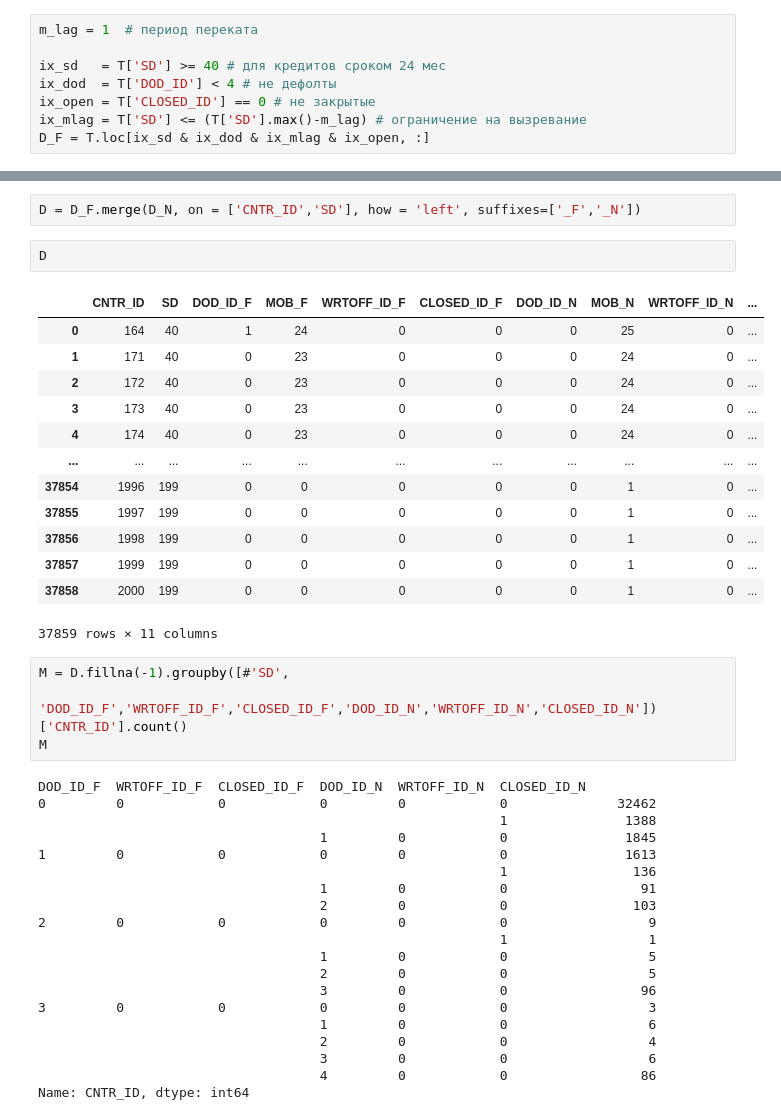
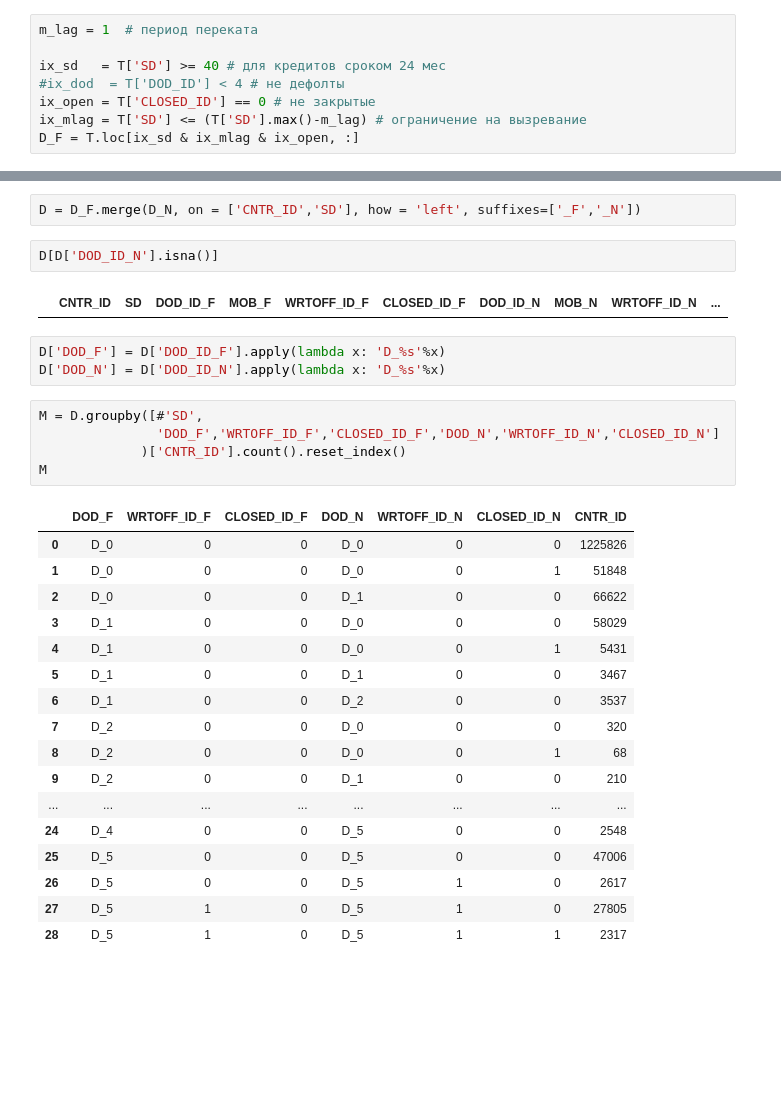
Before and after one commit to il-giza/Bank_SandBox, a Jupyter notebook: matrix_migration/generator_of_portfolio.ipynb, the cells around one changed output, grey strips where cells are left out. Drawn from its saved outputs; the diff is of its cells as text; blank space fills up the shorter version.

```diff
--- a/matrix_migration/generator_of_portfolio.ipynb
+++ b/matrix_migration/generator_of_portfolio.ipynb
@@ -281,10 +251,10 @@ G.groupby('CNT')['SD'].agg(['count','min']).tail(20)
 m_lag = 1  # период переката
 
 ix_sd   = T['SD'] >= 40 # для кредитов сроком 24 мес
-ix_dod  = T['DOD_ID'] < 4 # не дефолты
+#ix_dod  = T['DOD_ID'] < 4 # не дефолты
 ix_open = T['CLOSED_ID'] == 0 # не закрытые
 ix_mlag = T['SD'] <= (T['SD'].max()-m_lag) # ограничение на вызревание
-D_F = T.loc[ix_sd & ix_dod & ix_mlag & ix_open, :]
+D_F = T.loc[ix_sd & ix_mlag & ix_open, :]
 # %%
 D_F
 # %% [output]
@@ -324,42 +294,32 @@ D_N
 # %%
 D = D_F.merge(D_N, on = ['CNTR_ID','SD'], how = 'left', suffixes=['_F','_N'])
 # %%
-D
+D[D['DOD_ID_N'].isna()]
 # %% [output]
 |  | CNTR_ID | SD | DOD_ID_F | MOB_F | WRTOFF_ID_F | CLOSED_ID_F | DOD_ID_N | MOB_N | WRTOFF_ID_N | ... |
-| 0 | 164 | 40 | 1 | 24 | 0 | 0 | 0 | 25 | 0 | ... |
-| 1 | 171 | 40 | 0 | 23 | 0 | 0 | 0 | 24 | 0 | ... |
-| 2 | 172 | 40 | 0 | 23 | 0 | 0 | 0 | 24 | 0 | ... |
-| 3 | 173 | 40 | 0 | 23 | 0 | 0 | 0 | 24 | 0 | ... |
-| 4 | 174 | 40 | 0 | 23 | 0 | 0 | 0 | 24 | 0 | ... |
-| ... | ... | ... | ... | ... | ... | ... | ... | ... | ... | ... |
-| 37854 | 1996 | 199 | 0 | 0 | 0 | 0 | 0 | 1 | 0 | ... |
-| 37855 | 1997 | 199 | 0 | 0 | 0 | 0 | 0 | 1 | 0 | ... |
-| 37856 | 1998 | 199 | 0 | 0 | 0 | 0 | 0 | 1 | 0 | ... |
-| 37857 | 1999 | 199 | 0 | 0 | 0 | 0 | 0 | 1 | 0 | ... |
-| 37858 | 2000 | 199 | 0 | 0 | 0 | 0 | 0 | 1 | 0 | ... |
-37859 rows × 11 columns
+# %%
+D['DOD_F'] = D['DOD_ID_F'].apply(lambda x: 'D_%s'%x)
+D['DOD_N'] = D['DOD_ID_N'].apply(lambda x: 'D_%s'%x)
 # %%
-M = D.fillna(-1).groupby([#'SD',
-           'DOD_ID_F','WRTOFF_ID_F','CLOSED_ID_F','DOD_ID_N','WRTOFF_ID_N','CLOSED_ID_N'])['CNTR_ID'].count()
+M = D.groupby([#'SD',
+               'DOD_F','WRTOFF_ID_F','CLOSED_ID_F','DOD_N','WRTOFF_ID_N','CLOSED_ID_N']
+             )['CNTR_ID'].count().reset_index()
 M
 # %% [output]
-DOD_ID_F  WRTOFF_ID_F  CLOSED_ID_F  DOD_ID_N  WRTOFF_ID_N  CLOSED_ID_N
-0         0            0            0         0            0              32462
-                                                           1               1388
-                                    1         0            0               1845
-1         0            0            0         0            0               1613
-                                                           1                136
-                                    1         0            0                 91
-                                    2         0            0                103
-2         0            0            0         0            0                  9
-                                                           1                  1
-                                    1         0            0                  5
-                                    2         0            0                  5
-                                    3         0            0                 96
-3         0            0            0         0            0                  3
-                                    1         0            0                  6
-                                    2         0            0                  4
-                                    3         0            0                  6
-                                    4         0            0                 86
-Name: CNTR_ID, dtype: int64
+|  | DOD_F | WRTOFF_ID_F | CLOSED_ID_F | DOD_N | WRTOFF_ID_N | CLOSED_ID_N | CNTR_ID |
+| 0 | D_0 | 0 | 0 | D_0 | 0 | 0 | 1225826 |
+| 1 | D_0 | 0 | 0 | D_0 | 0 | 1 | 51848 |
+| 2 | D_0 | 0 | 0 | D_1 | 0 | 0 | 66622 |
+| 3 | D_1 | 0 | 0 | D_0 | 0 | 0 | 58029 |
+| 4 | D_1 | 0 | 0 | D_0 | 0 | 1 | 5431 |
+| 5 | D_1 | 0 | 0 | D_1 | 0 | 0 | 3467 |
+| 6 | D_1 | 0 | 0 | D_2 | 0 | 0 | 3537 |
+| 7 | D_2 | 0 | 0 | D_0 | 0 | 0 | 320 |
+| 8 | D_2 | 0 | 0 | D_0 | 0 | 1 | 68 |
+| 9 | D_2 | 0 | 0 | D_1 | 0 | 0 | 210 |
+| ... | ... | ... | ... | ... | ... | ... | ... |
+| 24 | D_4 | 0 | 0 | D_5 | 0 | 0 | 2548 |
+| 25 | D_5 | 0 | 0 | D_5 | 0 | 0 | 47006 |
+| 26 | D_5 | 0 | 0 | D_5 | 1 | 0 | 2617 |
+| 27 | D_5 | 1 | 0 | D_5 | 1 | 0 | 27805 |
+| 28 | D_5 | 1 | 0 | D_5 | 1 | 1 | 2317 |
```
Also changed, not shown: parts of 17 cells of this notebook.
